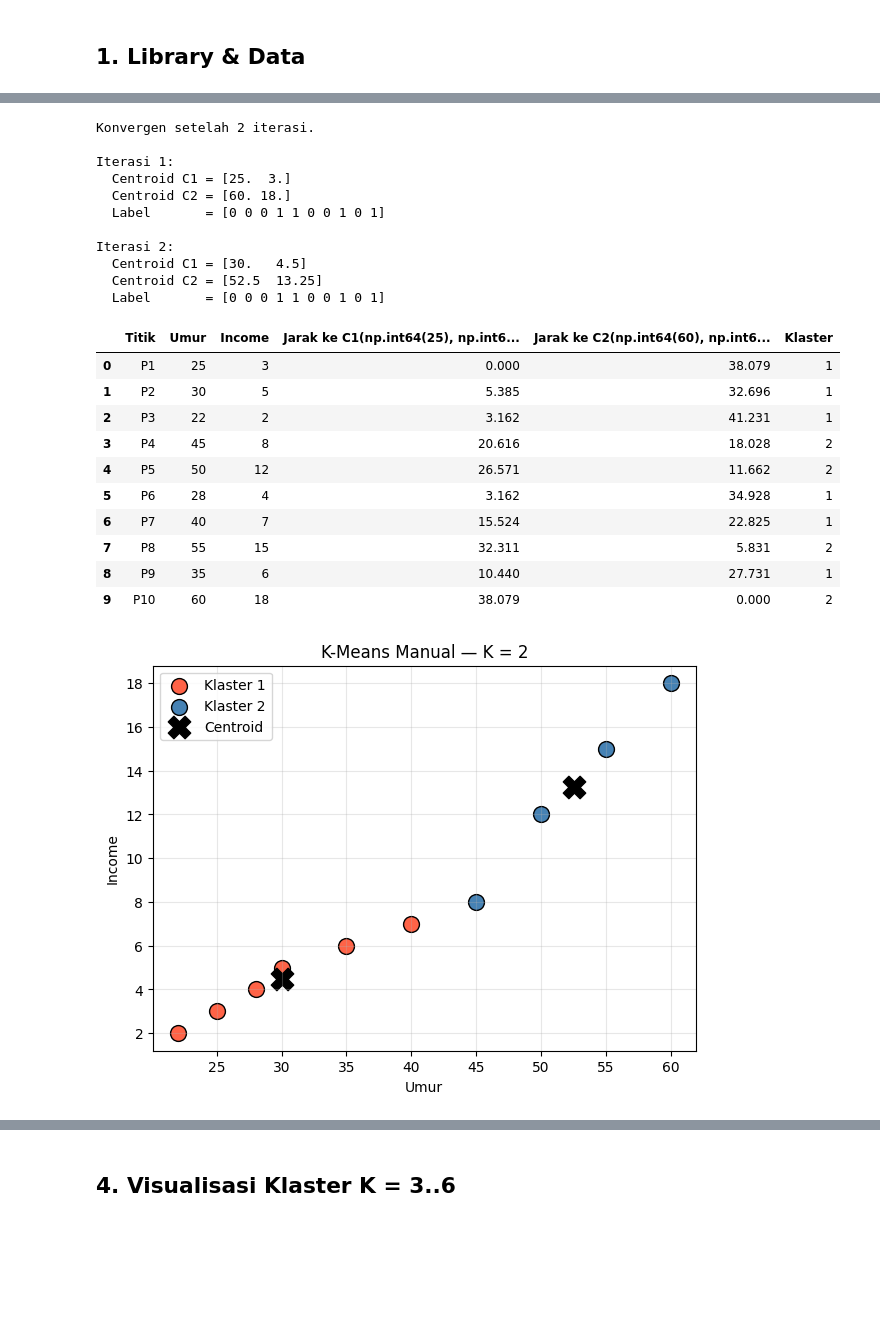
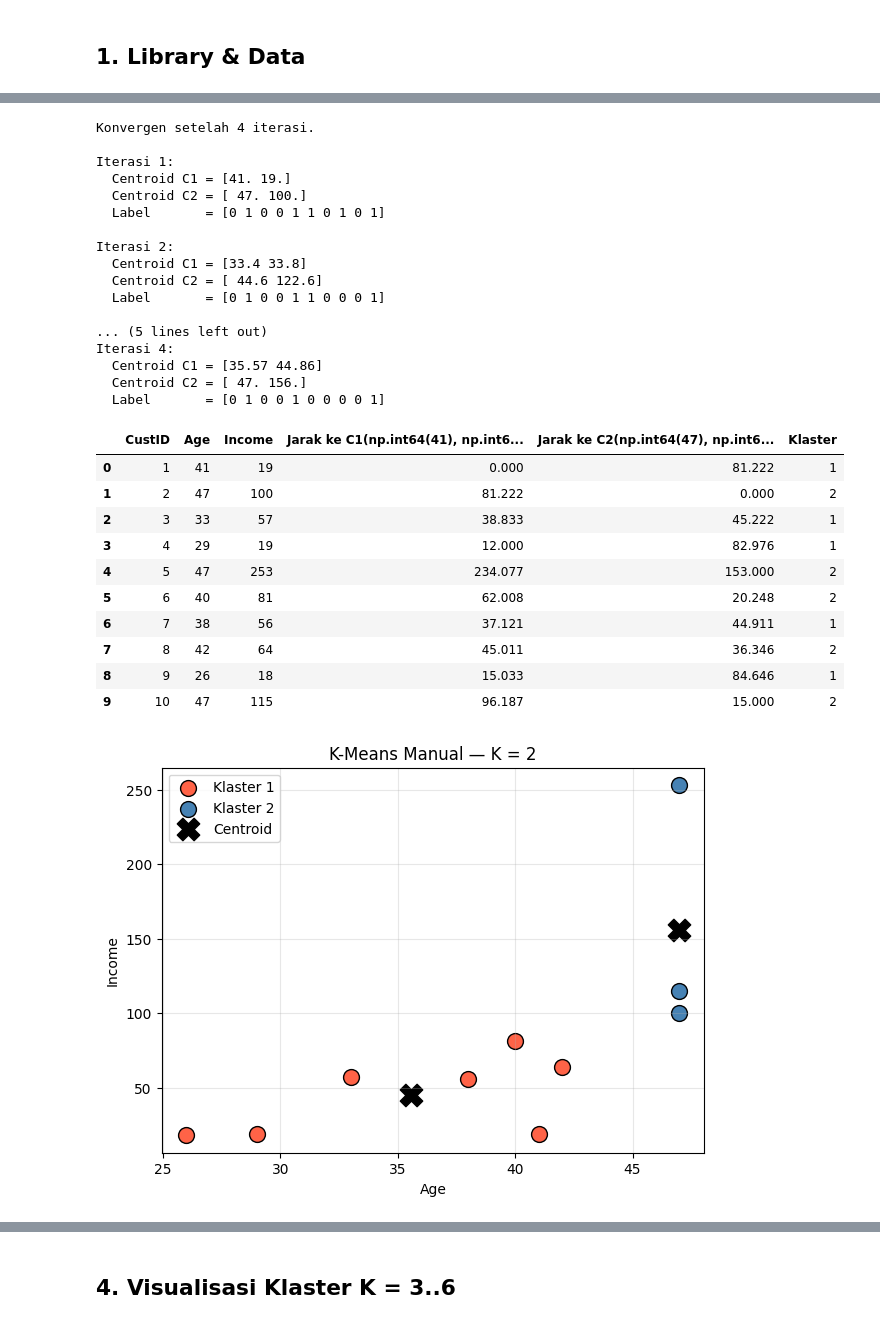
Before and after one commit to ravi-arnan/DataMining, a Jupyter notebook: Tugas2_KMeans_Elbow.ipynb, the cells around one changed output, grey strips where cells are left out. Cells and saved outputs as stored; diff of their text form; code cells hidden in the pictures; blank space fills up the shorter version.

```diff
--- a/Tugas2_KMeans_Elbow.ipynb
+++ b/Tugas2_KMeans_Elbow.ipynb
@@ -21,11 +21,12 @@ from sklearn.preprocessing import StandardScaler
 
 np.random.seed(42)
 
-# Data 10 record (umur, income) — income dalam jutaan Rupiah / bulan
+# Data Pelanggan (sumber: tabel "Contoh Kasus: Klasterisasi Pelanggan")
+# Atribut: Age (umur) dan Income
 data = pd.DataFrame({
-    'ID':     [1, 2, 3, 4, 5, 6, 7, 8, 9, 10],
-    'Umur':   [25, 30, 22, 45, 50, 28, 40, 55, 35, 60],
-    'Income': [3, 5, 2, 8, 12, 4, 7, 15, 6, 18],
+    'CustID': [1, 2, 3, 4, 5, 6, 7, 8, 9, 10],
+    'Age':    [41, 47, 33, 29, 47, 40, 38, 42, 26, 47],
+    'Income': [19, 100, 57, 19, 253, 81, 56, 64, 18, 115],
 })
 data
 # %% [output]
@@ -43,13 +44,13 @@ data
 # %%
-X = data[['Umur', 'Income']].values
+X = data[['Age', 'Income']].values
 
 plt.figure(figsize=(7, 5))
 plt.scatter(X[:, 0], X[:, 1], s=120, c='steelblue', edgecolors='k')
 for i, row in data.iterrows():
-    plt.annotate(f"P{row['ID']}", (row['Umur'] + 0.4, row['Income'] + 0.2))
-plt.xlabel('Umur (tahun)')
-plt.ylabel('Income (juta/bln)')
-plt.title('Sebaran Data — Umur vs Income')
+    plt.annotate(f"P{row['CustID']}", (row['Age'] + 0.4, row['Income'] + 2))
+plt.xlabel('Age (tahun)')
+plt.ylabel('Income')
+plt.title('Sebaran Data Pelanggan — Age vs Income')
 plt.grid(alpha=0.3)
 plt.show()
 # %% [output]
@@ -88,55 +89,62 @@ def kmeans_manual(X, centroids_awal, max_iter=20):
         centroids = new_centroids
     return centroids, labels, history
 
-centroids_awal = [X[0], X[-1]]  # P1 dan P10
+# Centroid awal sesuai slide: P1=(41,19) dan P2=(47,100)
+centroids_awal = [X[0], X[1]]
 centroids2, labels2, hist2 = kmeans_manual(X, centroids_awal)
 
 print(f'Konvergen setelah {len(hist2)} iterasi.')
 for h in hist2:
     print(f"\nIterasi {h['iter']}:")
-    print(f"  Centroid C1 = {h['centroids'][0]}")
-    print(f"  Centroid C2 = {h['centroids'][1]}")
+    print(f"  Centroid C1 = {np.round(h['centroids'][0], 2)}")
+    print(f"  Centroid C2 = {np.round(h['centroids'][1], 2)}")
     print(f"  Label       = {h['labels']}")
 # %% [output]
-Konvergen setelah 2 iterasi.
+Konvergen setelah 4 iterasi.
 
 Iterasi 1:
-  Centroid C1 = [25.  3.]
-  Centroid C2 = [60. 18.]
-  Label       = [0 0 0 1 1 0 0 1 0 1]
+  Centroid C1 = [41. 19.]
+  Centroid C2 = [ 47. 100.]
+  Label       = [0 1 0 0 1 1 0 1 0 1]
 
 Iterasi 2:
-  Centroid C1 = [30.   4.5]
-  Centroid C2 = [52.5  13.25]
-  Label       = [0 0 0 1 1 0 0 1 0 1]
+  Centroid C1 = [33.4 33.8]
+  Centroid C2 = [ 44.6 122.6]
+  Label       = [0 1 0 0 1 1 0 0 0 1]
+
+... (5 lines left out)
+Iterasi 4:
+  Centroid C1 = [35.57 44.86]
+  Centroid C2 = [ 47. 156.]
+  Label       = [0 1 0 0 1 0 0 0 0 1]
 # %%
 # Tabel jarak iterasi pertama (untuk perhitungan manual yang dilampirkan)
 c1, c2 = centroids_awal
 tabel = []
 for i, x in enumerate(X):
     d1 = euclid(x, c1)
     d2 = euclid(x, c2)
     tabel.append({
-        'Titik': f'P{i+1}',
-        'Umur': x[0],
+        'CustID': i + 1,
+        'Age': x[0],
         'Income': x[1],
         f'Jarak ke C1{tuple(c1)}': round(d1, 3),
         f'Jarak ke C2{tuple(c2)}': round(d2, 3),
         'Klaster': 1 if d1 < d2 else 2,
     })
 pd.DataFrame(tabel)
 # %% [output]
-|  | Titik | Umur | Income | Jarak ke C1(np.int64(25), np.int6... | Jarak ke C2(np.int64(60), np.int6... | Klaster |
-| 0 | P1 | 25 | 3 | 0.000 | 38.079 | 1 |
-| 1 | P2 | 30 | 5 | 5.385 | 32.696 | 1 |
-| 2 | P3 | 22 | 2 | 3.162 | 41.231 | 1 |
-| 3 | P4 | 45 | 8 | 20.616 | 18.028 | 2 |
-| 4 | P5 | 50 | 12 | 26.571 | 11.662 | 2 |
-| 5 | P6 | 28 | 4 | 3.162 | 34.928 | 1 |
-| 6 | P7 | 40 | 7 | 15.524 | 22.825 | 1 |
-| 7 | P8 | 55 | 15 | 32.311 | 5.831 | 2 |
-| 8 | P9 | 35 | 6 | 10.440 | 27.731 | 1 |
-| 9 | P10 | 60 | 18 | 38.079 | 0.000 | 2 |
+|  | CustID | Age | Income | Jarak ke C1(np.int64(41), np.int6... | Jarak ke C2(np.int64(47), np.int6... | Klaster |
+| 0 | 1 | 41 | 19 | 0.000 | 81.222 | 1 |
+| 1 | 2 | 47 | 100 | 81.222 | 0.000 | 2 |
+| 2 | 3 | 33 | 57 | 38.833 | 45.222 | 1 |
+| 3 | 4 | 29 | 19 | 12.000 | 82.976 | 1 |
+| 4 | 5 | 47 | 253 | 234.077 | 153.000 | 2 |
+| 5 | 6 | 40 | 81 | 62.008 | 20.248 | 2 |
+| 6 | 7 | 38 | 56 | 37.121 | 44.911 | 1 |
+| 7 | 8 | 42 | 64 | 45.011 | 36.346 | 2 |
+| 8 | 9 | 26 | 18 | 15.033 | 84.646 | 1 |
+| 9 | 10 | 47 | 115 | 96.187 | 15.000 | 2 |
 # %%
 # Visualisasi hasil akhir K=2
 plt.figure(figsize=(7, 5))
@@ -145,13 +153,13 @@ for k in range(2):
     pts = X[labels2 == k]
     plt.scatter(pts[:, 0], pts[:, 1], c=warna[k], s=130, edgecolors='k', label=f'Klaster {k+1}')
 plt.scatter(centroids2[:, 0], centroids2[:, 1], marker='X', s=260, c='black', label='Centroid')
-plt.xlabel('Umur')
+plt.xlabel('Age')
 plt.ylabel('Income')
 plt.title('K-Means Manual — K = 2')
 plt.legend(); plt.grid(alpha=0.3)
 plt.show()
 # %% [output]
-[figure, old version]
+[figure, new version]
 # %% [markdown]
 ## 3. K-Means Programatik untuk K = 3, 4, 5, 6
 
```
Also changed, not shown: parts of 9 cells of this notebook, 6 other files.
